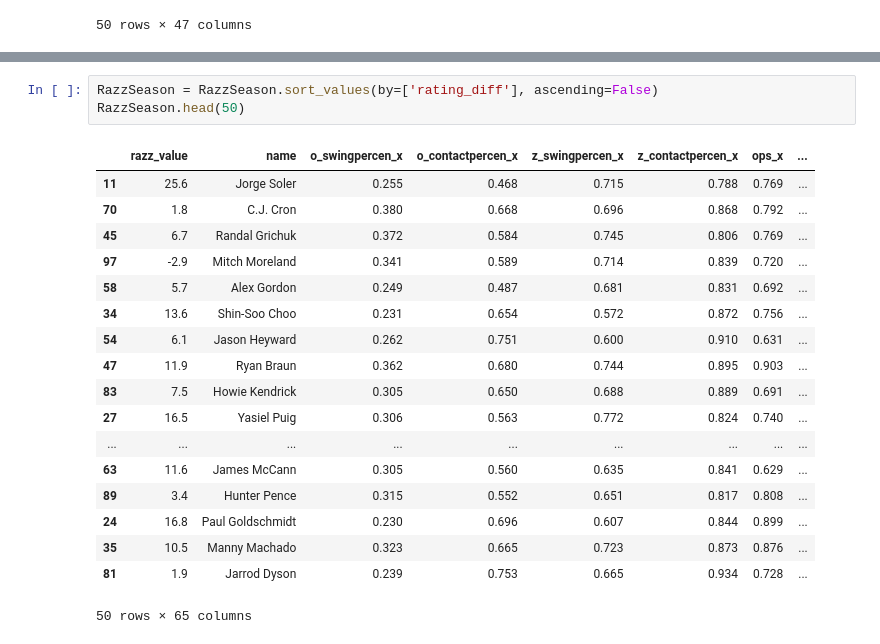
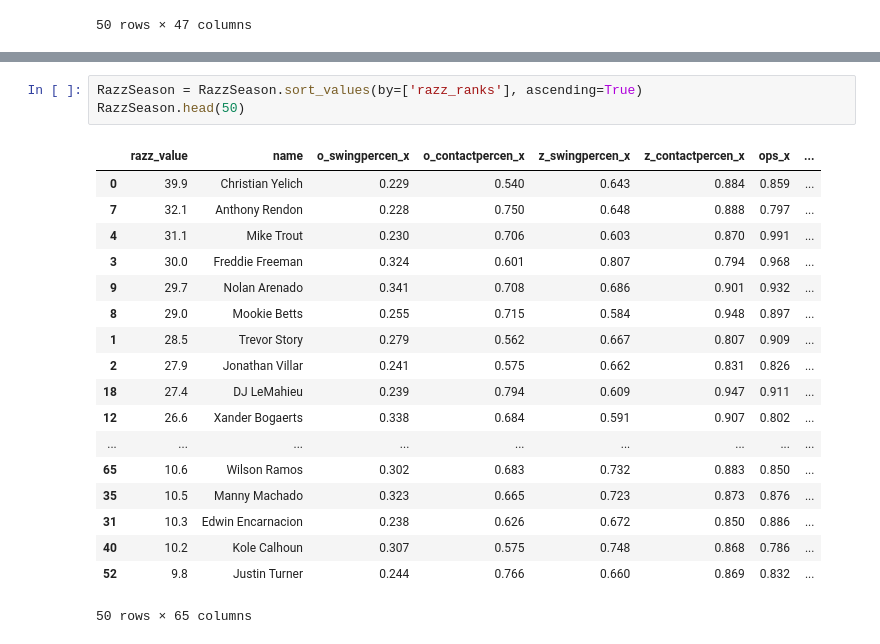
Before and after one commit to RiverJAM/Ultimate-Fantasy-Baseball-Eval-Tool, a Jupyter notebook: ML for Ultimate Baseball.ipynb, the cells around one changed output, grey strips where cells are left out. Cells and saved outputs as stored; diff of their text form.

```diff
--- a/ML for Ultimate Baseball.ipynb
+++ b/ML for Ultimate Baseball.ipynb
@@ -1056,24 +1073,24 @@ strong multicollinearity or other numerical problems.
 | 29 | 15.2 | Elvis Andrus | 0.269 | 0.719 | 0.614 | 0.915 | 0.800 | ... |
 30 rows × 65 columns
 # %%
-RazzSeason = RazzSeason.sort_values(by=['rating_diff'], ascending=False)
+RazzSeason = RazzSeason.sort_values(by=['razz_ranks'], ascending=True)
 RazzSeason.head(50)
 # %% [output]
 |  | razz_value | name | o_swingpercen_x | o_contactpercen_x | z_swingpercen_x | z_contactpercen_x | ops_x | ... |
-| 11 | 25.6 | Jorge Soler | 0.255 | 0.468 | 0.715 | 0.788 | 0.769 | ... |
-| 70 | 1.8 | C.J. Cron | 0.380 | 0.668 | 0.696 | 0.868 | 0.792 | ... |
-| 45 | 6.7 | Randal Grichuk | 0.372 | 0.584 | 0.745 | 0.806 | 0.769 | ... |
-| 97 | -2.9 | Mitch Moreland | 0.341 | 0.589 | 0.714 | 0.839 | 0.720 | ... |
-| 58 | 5.7 | Alex Gordon | 0.249 | 0.487 | 0.681 | 0.831 | 0.692 | ... |
-| 34 | 13.6 | Shin-Soo Choo | 0.231 | 0.654 | 0.572 | 0.872 | 0.756 | ... |
-| 54 | 6.1 | Jason Heyward | 0.262 | 0.751 | 0.600 | 0.910 | 0.631 | ... |
-| 47 | 11.9 | Ryan Braun | 0.362 | 0.680 | 0.744 | 0.895 | 0.903 | ... |
-| 83 | 7.5 | Howie Kendrick | 0.305 | 0.650 | 0.688 | 0.889 | 0.691 | ... |
-| 27 | 16.5 | Yasiel Puig | 0.306 | 0.563 | 0.772 | 0.824 | 0.740 | ... |
+| 0 | 39.9 | Christian Yelich | 0.229 | 0.540 | 0.643 | 0.884 | 0.859 | ... |
+| 7 | 32.1 | Anthony Rendon | 0.228 | 0.750 | 0.648 | 0.888 | 0.797 | ... |
+| 4 | 31.1 | Mike Trout | 0.230 | 0.706 | 0.603 | 0.870 | 0.991 | ... |
+| 3 | 30.0 | Freddie Freeman | 0.324 | 0.601 | 0.807 | 0.794 | 0.968 | ... |
+| 9 | 29.7 | Nolan Arenado | 0.341 | 0.708 | 0.686 | 0.901 | 0.932 | ... |
+| 8 | 29.0 | Mookie Betts | 0.255 | 0.715 | 0.584 | 0.948 | 0.897 | ... |
+| 1 | 28.5 | Trevor Story | 0.279 | 0.562 | 0.667 | 0.807 | 0.909 | ... |
+| 2 | 27.9 | Jonathan Villar | 0.241 | 0.575 | 0.662 | 0.831 | 0.826 | ... |
+| 18 | 27.4 | DJ LeMahieu | 0.239 | 0.794 | 0.609 | 0.947 | 0.911 | ... |
+| 12 | 26.6 | Xander Bogaerts | 0.338 | 0.684 | 0.591 | 0.907 | 0.802 | ... |
 | ... | ... | ... | ... | ... | ... | ... | ... | ... |
-| 63 | 11.6 | James McCann | 0.305 | 0.560 | 0.635 | 0.841 | 0.629 | ... |
-| 89 | 3.4 | Hunter Pence | 0.315 | 0.552 | 0.651 | 0.817 | 0.808 | ... |
-| 24 | 16.8 | Paul Goldschmidt | 0.230 | 0.696 | 0.607 | 0.844 | 0.899 | ... |
+| 65 | 10.6 | Wilson Ramos | 0.302 | 0.683 | 0.732 | 0.883 | 0.850 | ... |
 | 35 | 10.5 | Manny Machado | 0.323 | 0.665 | 0.723 | 0.873 | 0.876 | ... |
-| 81 | 1.9 | Jarrod Dyson | 0.239 | 0.753 | 0.665 | 0.934 | 0.728 | ... |
+| 31 | 10.3 | Edwin Encarnacion | 0.238 | 0.626 | 0.672 | 0.850 | 0.886 | ... |
+| 40 | 10.2 | Kole Calhoun | 0.307 | 0.575 | 0.748 | 0.868 | 0.786 | ... |
+| 52 | 9.8 | Justin Turner | 0.244 | 0.766 | 0.660 | 0.869 | 0.832 | ... |
 50 rows × 65 columns
```
Also changed, not shown: parts of 8 cells of this notebook, 3 other files.
